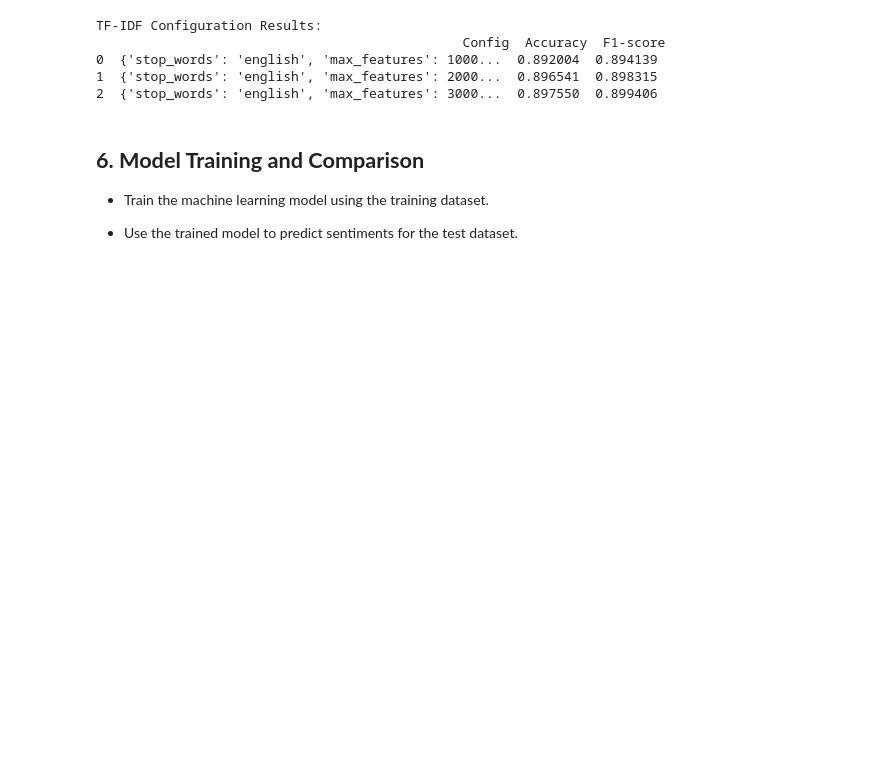
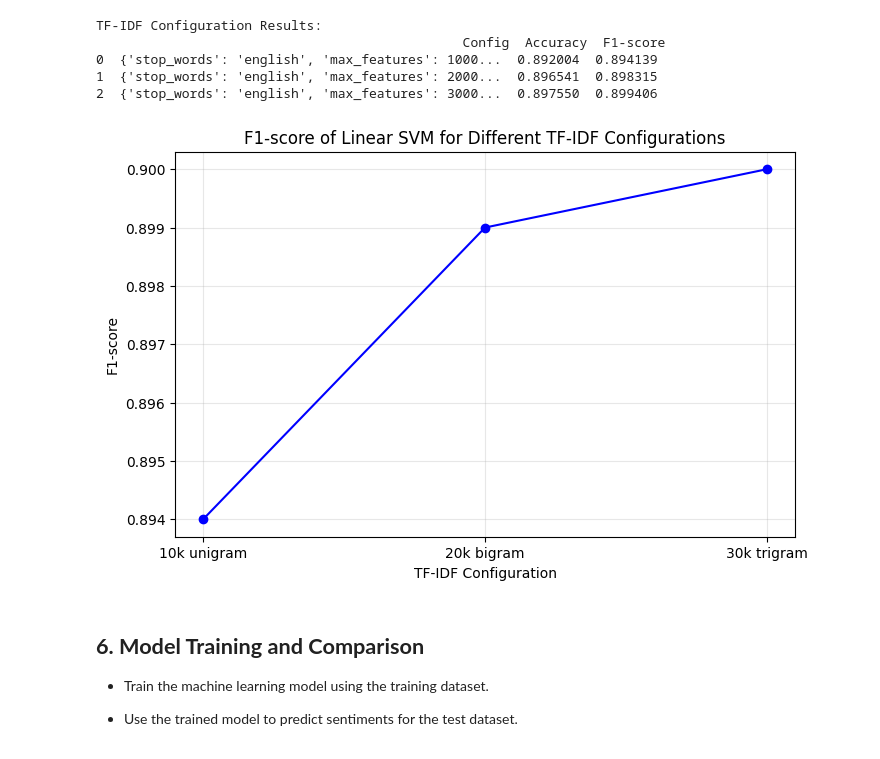
Before and after one commit to sahithreddypundru/Data-science-project, a Jupyter notebook: sentiment_analysis.ipynb, the cells around one changed output. Saved outputs shown, nothing was run; the diff lists cells and outputs as text; code cells hidden in the pictures; blank space fills up the shorter version.

```diff
--- a/sentiment_analysis.ipynb
+++ b/sentiment_analysis.ipynb
@@ -345,6 +345,22 @@ TF-IDF Configuration Results:
 0  {'stop_words': 'english', 'max_features': 1000...  0.892004  0.894139
 1  {'stop_words': 'english', 'max_features': 2000...  0.896541  0.898315
 2  {'stop_words': 'english', 'max_features': 3000...  0.897550  0.899406
+# %%
+import matplotlib.pyplot as plt
+
+configs = ["10k unigram", "20k bigram", "30k trigram"]
+f1_scores = [0.894, 0.899, 0.900]  # Replace with actual values from your tfidf_results_df
+
+plt.figure(figsize=(8,5))
+plt.plot(configs, f1_scores, marker='o', color='blue')
+plt.title("F1-score of Linear SVM for Different TF-IDF Configurations")
+plt.xlabel("TF-IDF Configuration")
+plt.ylabel("F1-score")
+plt.grid(True, alpha=0.3)
+plt.savefig("tfidf_f1_scores.png", dpi=300, bbox_inches="tight")
+plt.show()
+# %% [output]
+[figure, added]
 # %% [markdown]
 ## **6. Model Training and Comparison**
 * Train the machine learning model using the training dataset.
```
Also changed, not shown: parts of 1 cell of this notebook.
